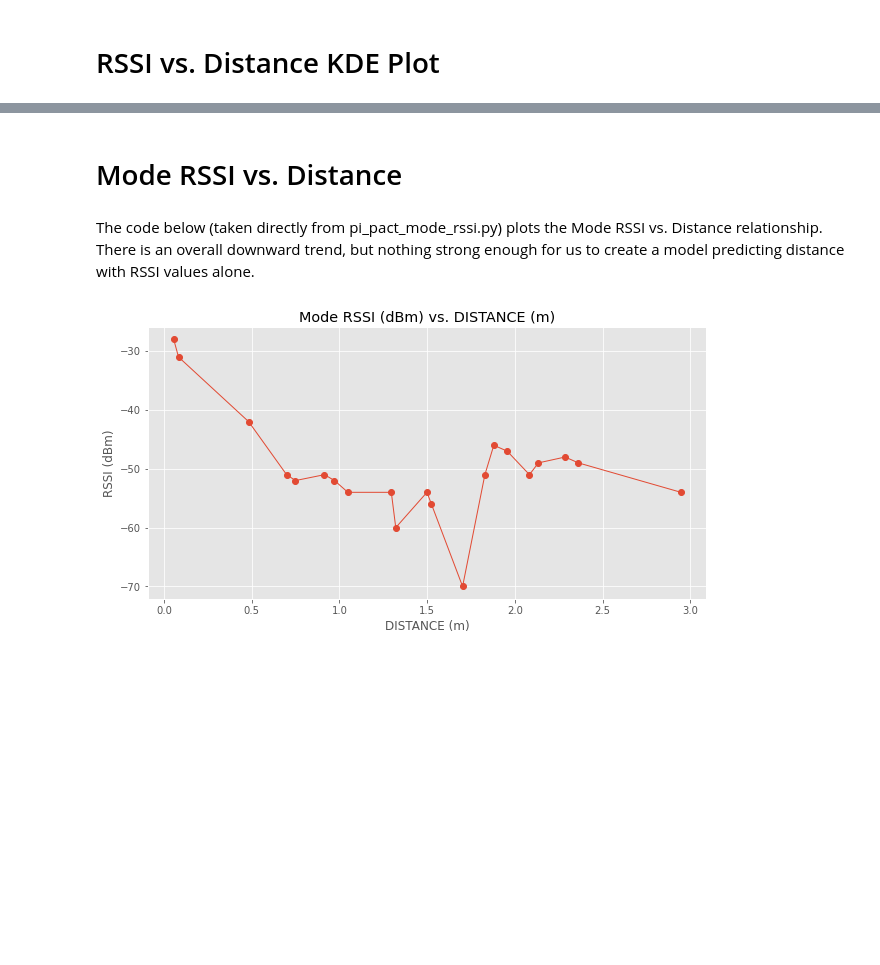
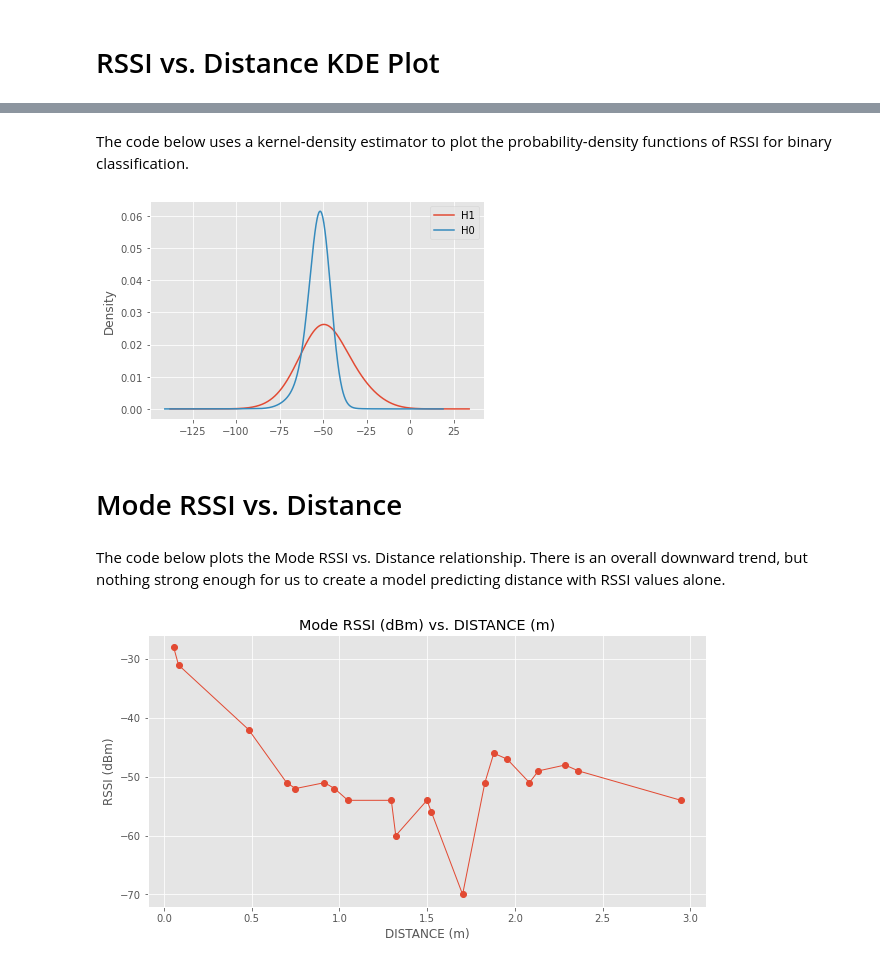
Before and after one commit to Winner-exe/piPACT, a Jupyter notebook: data-analysis/pi_pact_data_analysis.ipynb, the cells around one changed output, grey strips where cells are left out. Cells and saved outputs as stored; diff of their text form; code cells hidden in the pictures; blank space fills up the shorter version.

Commit message:
Added data analysis documentation.

```diff
--- a/data-analysis/pi_pact_data_analysis.ipynb
+++ b/data-analysis/pi_pact_data_analysis.ipynb
@@ -54,7 +54,50 @@ plt.show()
+# %% [markdown]
+The code below uses a kernel-density estimator to plot the probability-density functions of RSSI for binary classification.
+# %%
+import matplotlib.pyplot as plt
+from matplotlib import style
+import numpy as np
+import pandas as pd
+from pathlib import Path
+import pi_pact_sort
+
+DROP_COLUMNS = ['ADDRESS', 'TIMESTAMP', 'UUID', 'MAJOR', 'MINOR', 'TX POWER', 'TEMPERATURE',
+                'HUMIDITY', 'PRESSURE', 'PITCH', 'ROLL', 'YAW', 'SCAN']
+SAMPLE_SIZE: int = 30000
+# %%
+# Initialize DataFrame
+data: pd.DataFrame = pd.DataFrame(columns=['RSSI', 'DISTANCE'])
+data_copy: pd.DataFrame = data.copy()
+csv_file: Path
+for csv_file in Path('..').glob('indoor*/*.csv'):
+    datapart: pd.DataFrame = pd.read_csv(csv_file)
+    for column in DROP_COLUMNS:
+        if column in datapart.columns:
+            datapart = datapart.drop([column], 1)
+    data_copy = data_copy.append(datapart)
+# %%
+# Categorize distance
+data_copy['DISTANCE'] = data_copy['DISTANCE'].map(pi_pact_sort.bin_categorize)
+# %%
+# Sample data from each distance category
+for value in data_copy['DISTANCE'].unique():
+    datapart = data_copy[data_copy.DISTANCE == value]
+    datapart = datapart.sample(SAMPLE_SIZE)
+    data = data.append(datapart)
+data_dict = {'H1': data[data.DISTANCE == 1]['RSSI'].to_numpy(dtype=int),
+             'H0': data[data.DISTANCE == 0]['RSSI'].to_numpy(dtype=int)}
+data = pd.DataFrame.from_dict(data_dict)
+# %%
+# Plot a histogram of RSSI vs. Distance
+style.use("ggplot")
+data.plot.kde(bw_method=1, legend=True, backend='matplotlib')
+plt.show()
+# %% [output]
+[figure, added]
 # %% [markdown]
 # Mode RSSI vs. Distance
 # %% [markdown]
-The code below (taken directly from pi_pact_mode_rssi.py) plots the Mode RSSI vs. Distance relationship. There is an overall downward trend, but nothing strong enough for us to create a model predicting distance with RSSI values alone.
+The code below plots the Mode RSSI vs. Distance relationship. There is an overall downward trend, but nothing strong enough for us to create a model predicting distance with RSSI values alone.
 # %%
 DROP_COLUMNS = ['ADDRESS', 'TIMESTAMP', 'UUID', 'MAJOR', 'MINOR', 'TX POWER', 'PITCH', 'ROLL', 'YAW', 'SCAN']
 # %%
```
Also changed, not shown: parts of 17 cells of this notebook.
